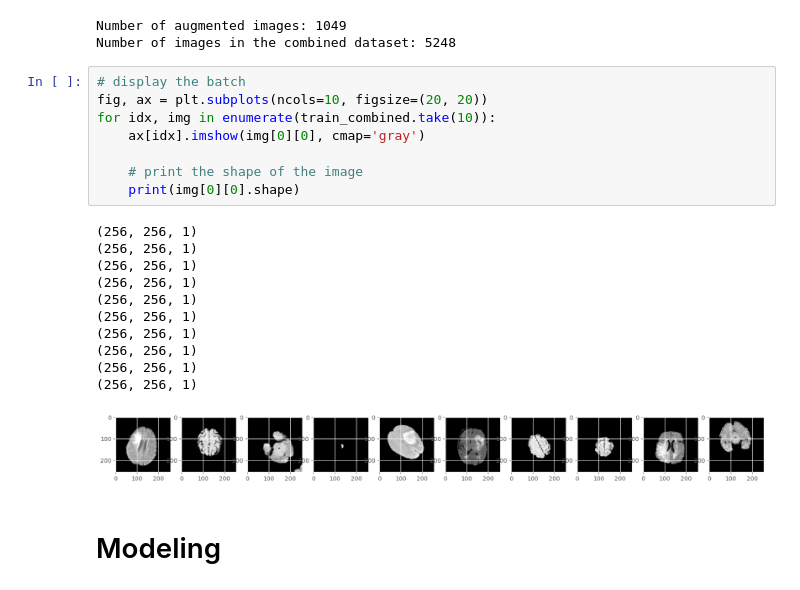
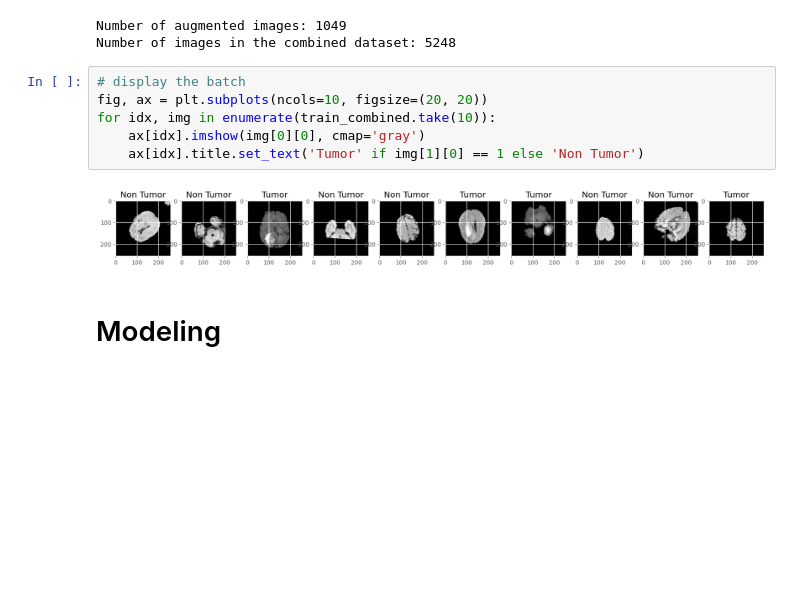
Before and after one commit to grahanoi/classifier_brain_tumor, a Jupyter notebook: main.ipynb, the cells around one changed output. Cells and saved outputs as stored; diff of their text form; blank space fills up the shorter version.

```diff
--- a/main.ipynb
+++ b/main.ipynb
@@ -236,23 +237,11 @@ Number of images in the combined dataset: 5248
 # %%
 # display the batch
 fig, ax = plt.subplots(ncols=10, figsize=(20, 20))
 for idx, img in enumerate(train_combined.take(10)):
     ax[idx].imshow(img[0][0], cmap='gray')
-
-    # print the shape of the image
-    print(img[0][0].shape)
+    ax[idx].title.set_text('Tumor' if img[1][0] == 1 else 'Non Tumor')
 # %% [output]
-(256, 256, 1)
-(256, 256, 1)
-(256, 256, 1)
-(256, 256, 1)
-(256, 256, 1)
-(256, 256, 1)
-(256, 256, 1)
-(256, 256, 1)
-(256, 256, 1)
-(256, 256, 1)
-[figure, old version]
+[figure, new version]
 # %% [markdown]
 # Modeling
 # %%
```
Also changed, not shown: parts of 9 cells of this notebook.
